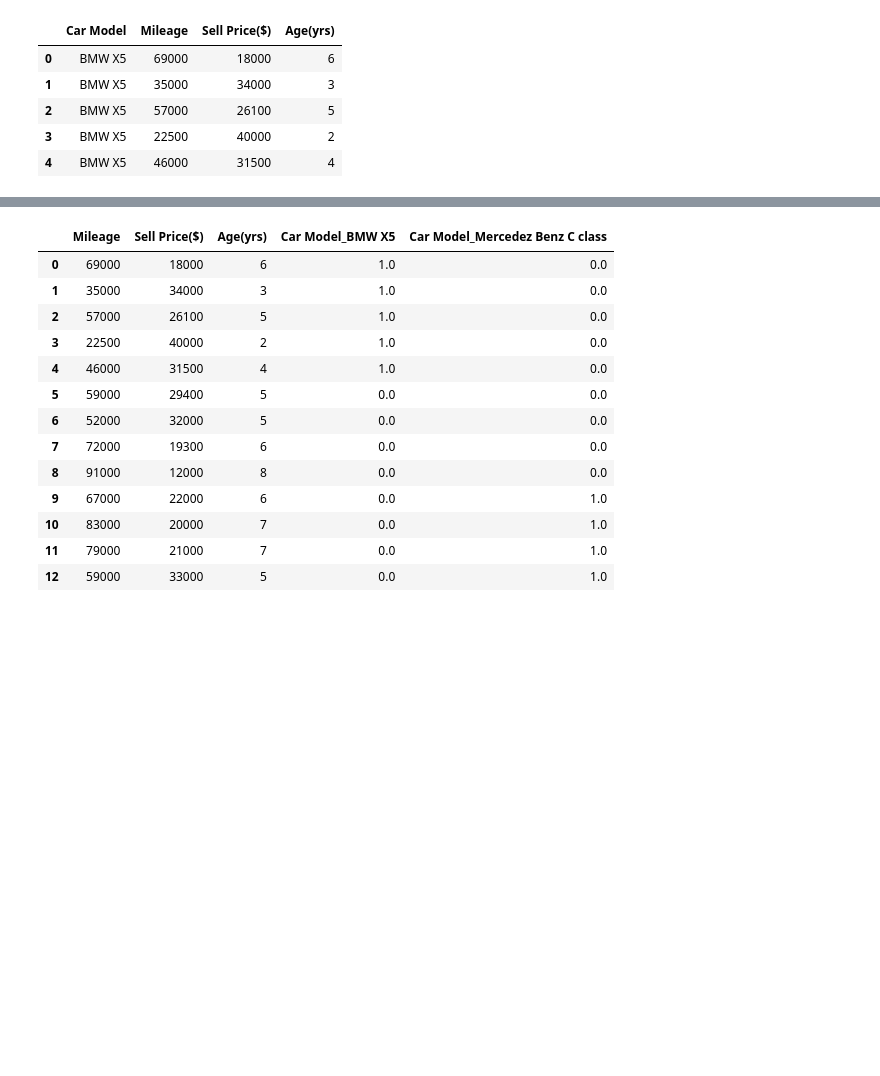
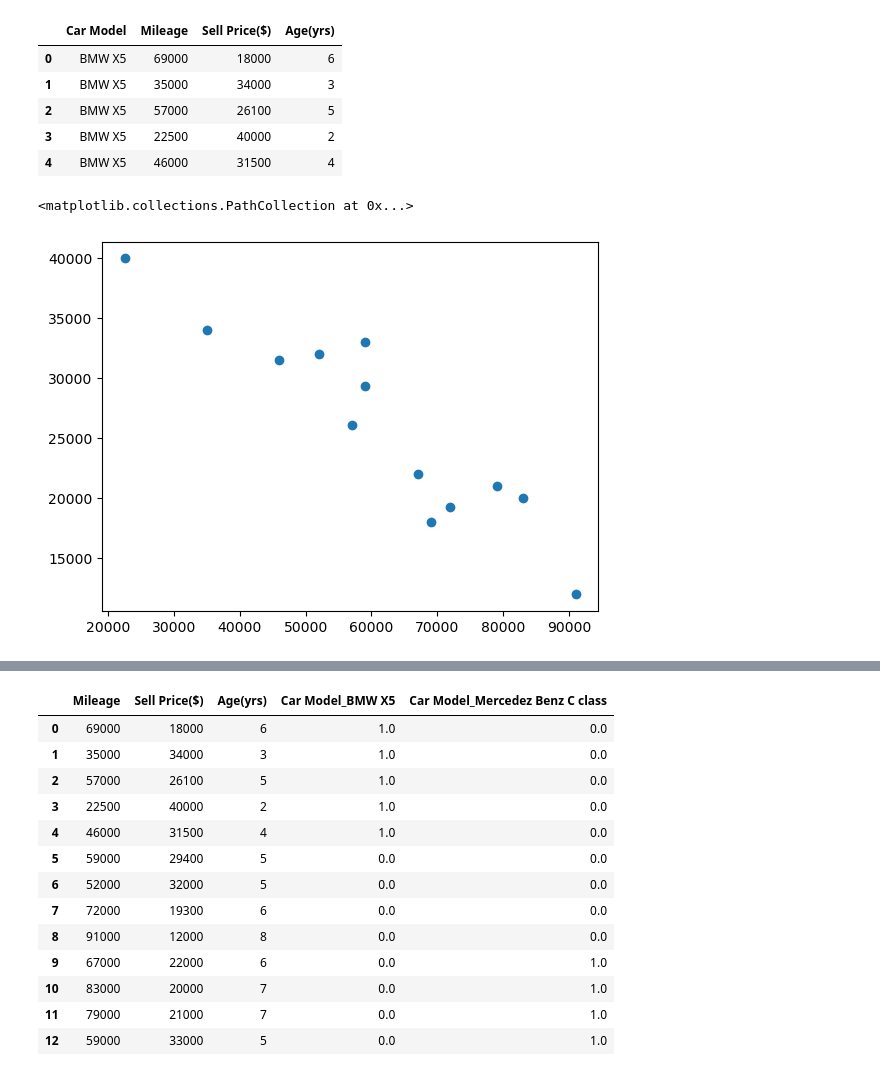
Before and after one commit to kaustubhKolhe99/python, a Jupyter notebook: machine-learning/predict-car-prices/car-price-predict-model.ipynb, the cells around one changed output, grey strips where cells are left out. Drawn from its saved outputs; the diff is of its cells as text; code cells hidden in the pictures; blank space fills up the shorter version.

```diff
--- a/machine-learning/predict-car-prices/car-price-predict-model.ipynb
+++ b/machine-learning/predict-car-prices/car-price-predict-model.ipynb
@@ -12,0 +15,5 @@ df.head()
+# %%
+plt.scatter(df['Mileage'], df['Sell Price($)'])
+# %% [output]
+<matplotlib.collections.PathCollection at 0x...>
+[figure, added]
```
Also changed, not shown: parts of 8 cells of this notebook, 4 other files.
